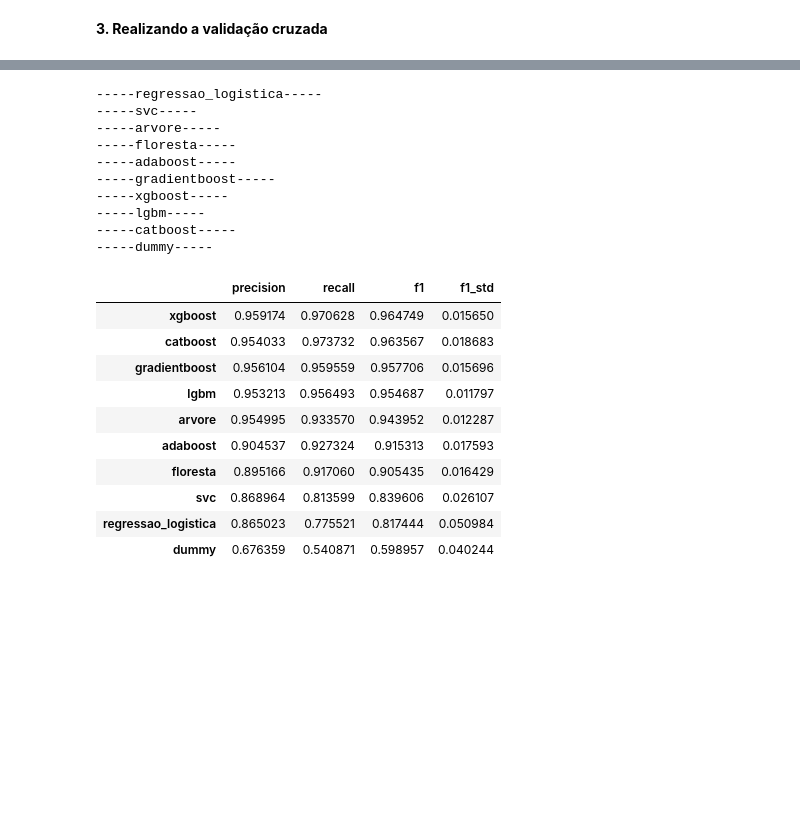
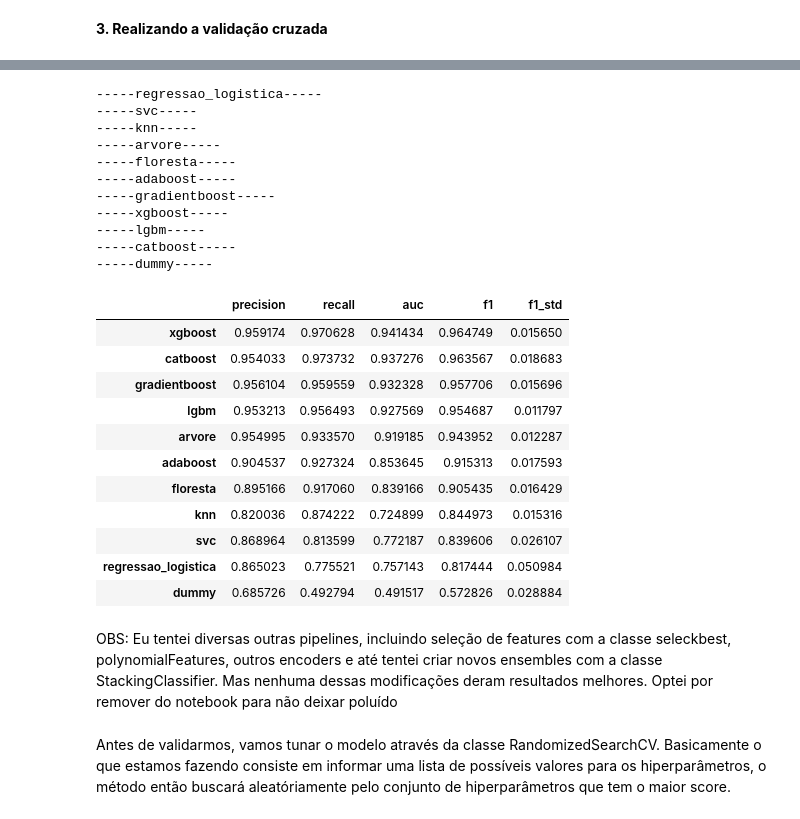
Before and after one commit to Alexandre-Esposte/Machine-learning-aplicado-f-sica, a Jupyter notebook: lista3-project1/lista3-project1.ipynb, the cells around one changed output, grey strips where cells are left out. Cells and saved outputs as stored; diff of their text form; code cells hidden in the pictures; blank space fills up the shorter version.

Commit message:
modelo treinado e distribuido

```diff
--- a/lista3-project1/lista3-project1.ipynb
+++ b/lista3-project1/lista3-project1.ipynb
@@ -599,26 +643,32 @@ model_pipeline.fit_transform(X,y)
 # %%
-cross_val_results = modelcrafter.ValidacaoCruzada(X_train,y_train,model_pipeline)
+baseline = modelcrafter.ValidacaoCruzada(X_train,y_train,model_pipeline)
 
-cross_val_results.sort_values(by='f1',ascending=False)
+baseline.sort_values(by='f1',ascending=False)
 # %% [output]
 -----regressao_logistica-----
 -----svc-----
+-----knn-----
 -----arvore-----
 -----floresta-----
 -----adaboost-----
 -----gradientboost-----
 -----xgboost-----
 -----lgbm-----
 -----catboost-----
 -----dummy-----
-|  | precision | recall | f1 | f1_std |
-| xgboost | 0.959174 | 0.970628 | 0.964749 | 0.015650 |
-| catboost | 0.954033 | 0.973732 | 0.963567 | 0.018683 |
-| gradientboost | 0.956104 | 0.959559 | 0.957706 | 0.015696 |
-| lgbm | 0.953213 | 0.956493 | 0.954687 | 0.011797 |
-| arvore | 0.954995 | 0.933570 | 0.943952 | 0.012287 |
-| adaboost | 0.904537 | 0.927324 | 0.915313 | 0.017593 |
-| floresta | 0.895166 | 0.917060 | 0.905435 | 0.016429 |
-| svc | 0.868964 | 0.813599 | 0.839606 | 0.026107 |
-| regressao_logistica | 0.865023 | 0.775521 | 0.817444 | 0.050984 |
-| dummy | 0.676359 | 0.540871 | 0.598957 | 0.040244 |
+|  | precision | recall | auc | f1 | f1_std |
+| xgboost | 0.959174 | 0.970628 | 0.941434 | 0.964749 | 0.015650 |
+| catboost | 0.954033 | 0.973732 | 0.937276 | 0.963567 | 0.018683 |
+| gradientboost | 0.956104 | 0.959559 | 0.932328 | 0.957706 | 0.015696 |
+| lgbm | 0.953213 | 0.956493 | 0.927569 | 0.954687 | 0.011797 |
+| arvore | 0.954995 | 0.933570 | 0.919185 | 0.943952 | 0.012287 |
+| adaboost | 0.904537 | 0.927324 | 0.853645 | 0.915313 | 0.017593 |
+| floresta | 0.895166 | 0.917060 | 0.839166 | 0.905435 | 0.016429 |
+| knn | 0.820036 | 0.874222 | 0.724899 | 0.844973 | 0.015316 |
+| svc | 0.868964 | 0.813599 | 0.772187 | 0.839606 | 0.026107 |
+| regressao_logistica | 0.865023 | 0.775521 | 0.757143 | 0.817444 | 0.050984 |
+| dummy | 0.685726 | 0.492794 | 0.491517 | 0.572826 | 0.028884 |
+# %% [markdown]
+OBS: Eu tentei diversas outras pipelines, incluindo seleção de features com a classe seleckbest, polynomialFeatures, outros encoders e até tentei criar novos ensembles com a classe StackingClassifier. Mas nenhuma dessas modificações deram resultados melhores. Optei por remover do notebook para não deixar poluído
+# %% [markdown]
+Antes de validarmos, vamos tunar o modelo através da classe RandomizedSearchCV. Basicamente o que estamos fazendo consiste em informar uma lista de possíveis valores para os hiperparâmetros, o método então buscará aleatóriamente pelo conjunto de hiperparâmetros que tem o maior score.
```
Also changed, not shown: parts of 21 cells of this notebook, 7 other files.
